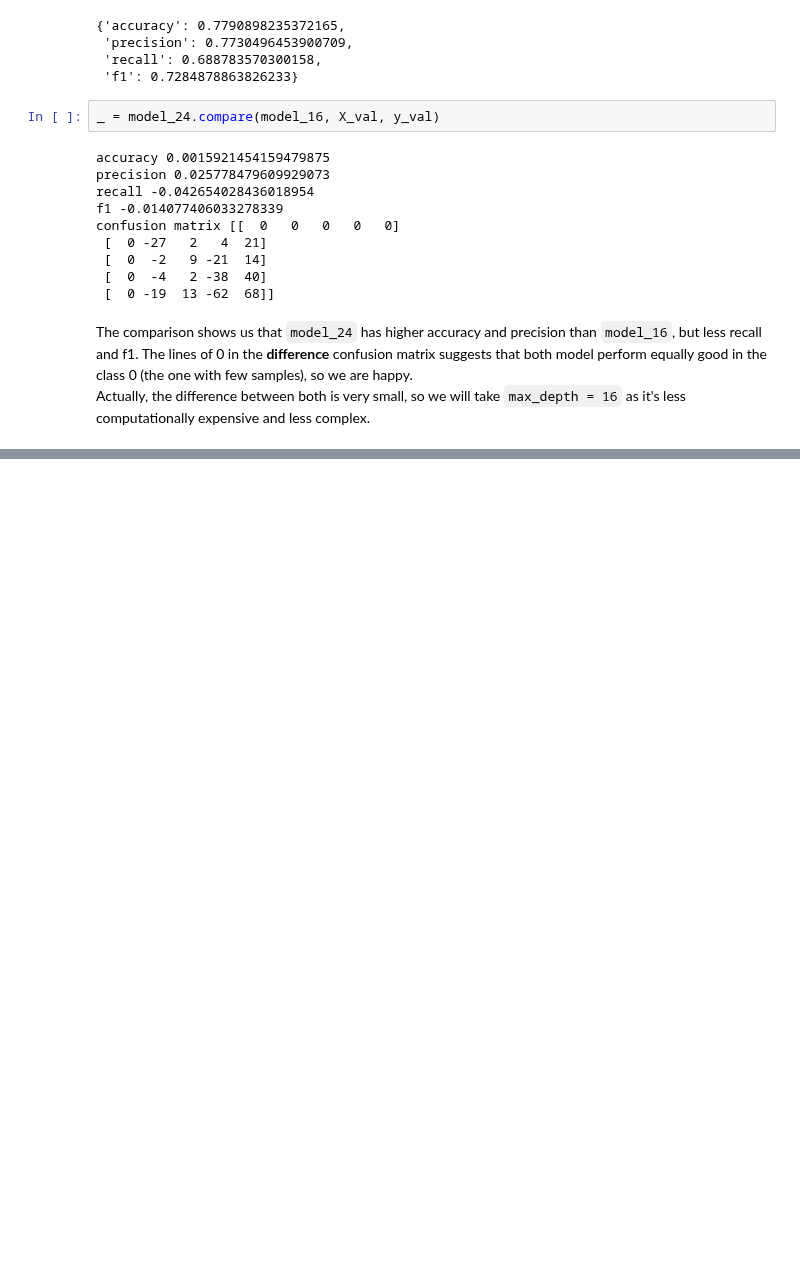
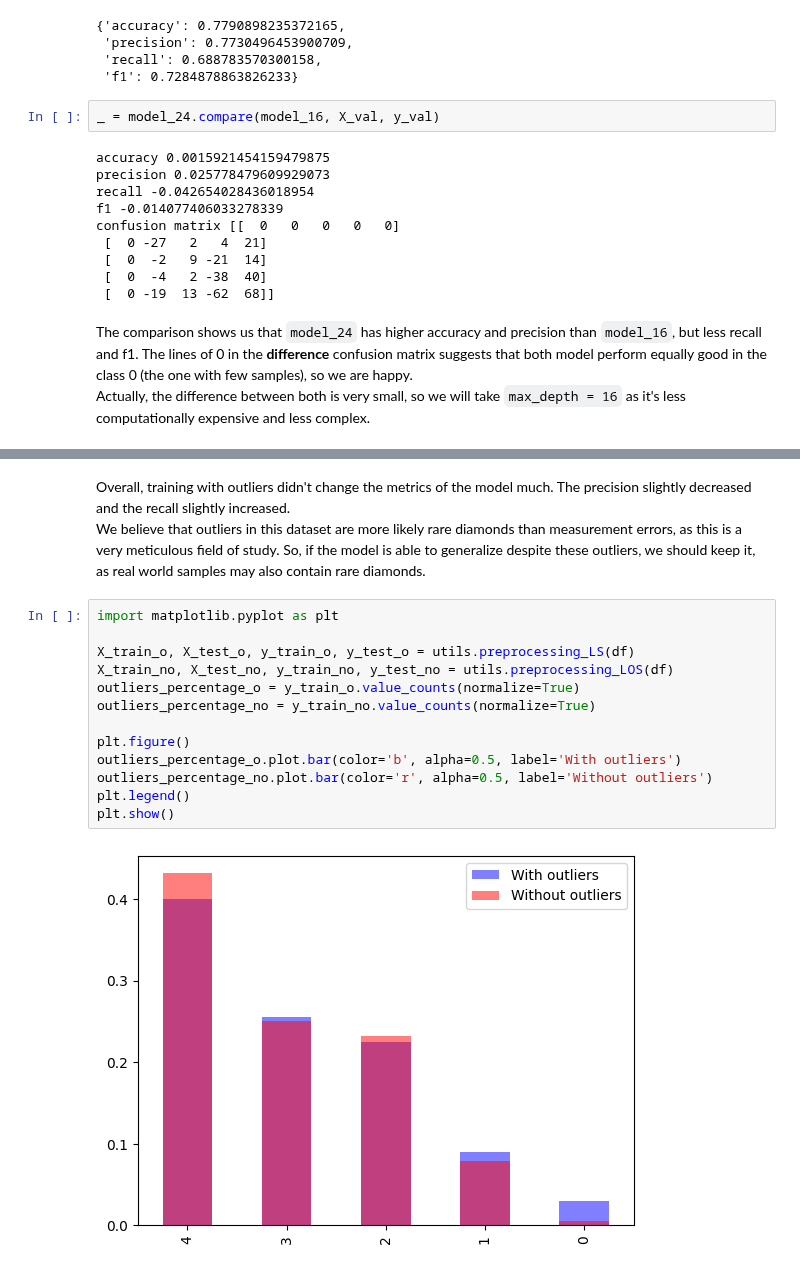
Before and after one commit to Pikurrot/ml-project-uab, a Jupyter notebook: analysis_rf.ipynb, the cells around one changed output, grey strips where cells are left out. Saved outputs shown, nothing was run; the diff lists cells and outputs as text; blank space fills up the shorter version.

```diff
--- a/analysis_rf.ipynb
+++ b/analysis_rf.ipynb
@@ -193,0 +228,18 @@ Actually, the difference between both is very small, so we will take `max_depth
+# %% [markdown]
+Overall, training with outliers didn't change the metrics of the model much. The precision slightly decreased and the recall slightly increased.
+We believe that outliers in this dataset are more likely rare diamonds than measurement errors, as this is a very meticulous field of study. So, if the model is able to generalize despite these outliers, we should keep it, as real world samples may also contain rare diamonds.
+# %%
+import matplotlib.pyplot as plt
+
+X_train_o, X_test_o, y_train_o, y_test_o = utils.preprocessing_LS(df)
+X_train_no, X_test_no, y_train_no, y_test_no = utils.preprocessing_LOS(df)
+outliers_percentage_o = y_train_o.value_counts(normalize=True)
+outliers_percentage_no = y_train_no.value_counts(normalize=True)
+
+plt.figure()
+outliers_percentage_o.plot.bar(color='b', alpha=0.5, label='With outliers')
+outliers_percentage_no.plot.bar(color='r', alpha=0.5, label='Without outliers')
+plt.legend()
+plt.show()
+# %% [output]
+[figure, added]
```
Also changed, not shown: parts of 11 cells of this notebook.
